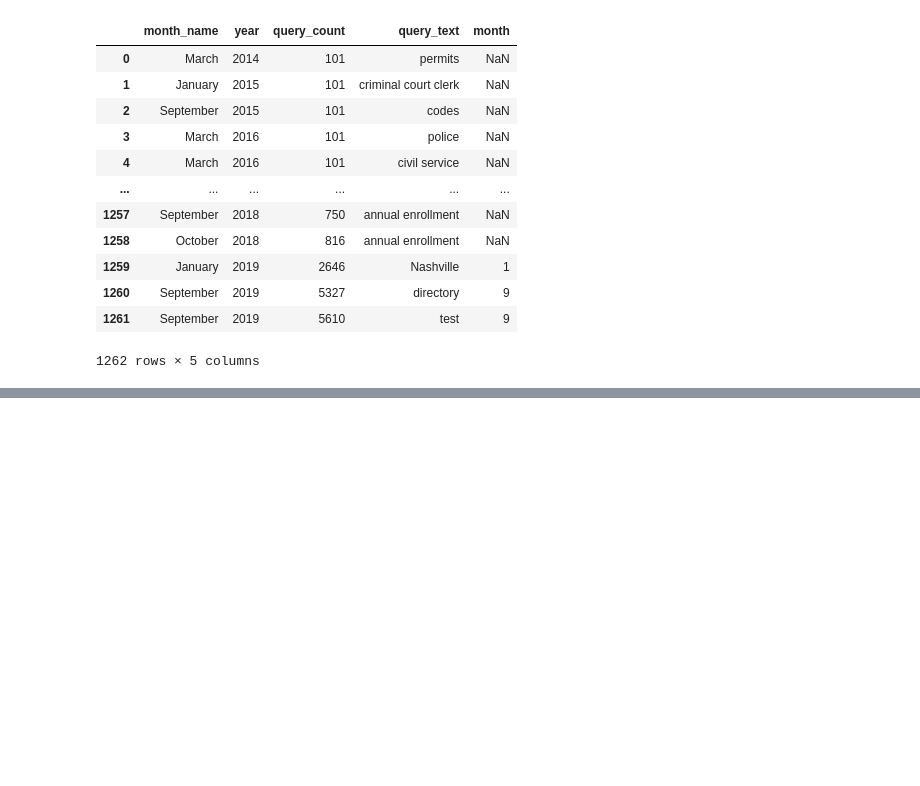
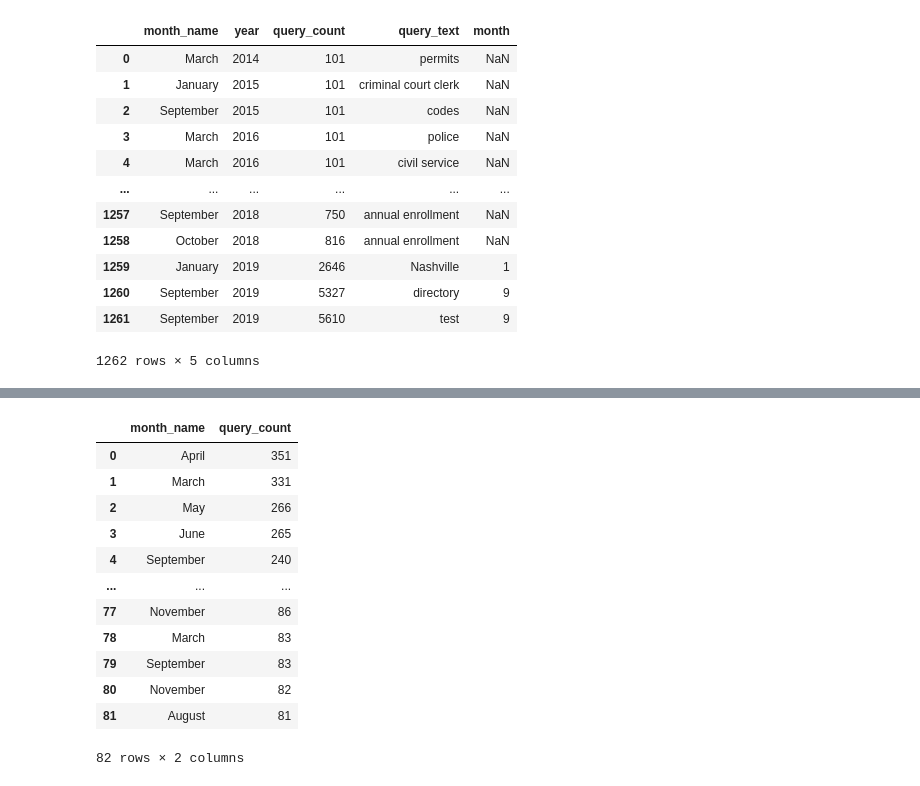
Before and after one commit to NSS-Data-Analytics-Cohort-8/socrata_api-Jerspen175, a Jupyter notebook: notebook/API.ipynb, the cells around one changed output, grey strips where cells are left out. Saved outputs shown, nothing was run; the diff lists cells and outputs as text; code cells hidden in the pictures; blank space fills up the shorter version.

```diff
--- a/notebook/API.ipynb
+++ b/notebook/API.ipynb
@@ -87,0 +157,17 @@ len(count_query)
+# %%
+data  = df_rep[['month_name', 'query_count']]
+data
+# %% [output]
+|  | month_name | query_count |
+| 0 | April | 351 |
+| 1 | March | 331 |
+| 2 | May | 266 |
+| 3 | June | 265 |
+| 4 | September | 240 |
+| ... | ... | ... |
+| 77 | November | 86 |
+| 78 | March | 83 |
+| 79 | September | 83 |
+| 80 | November | 82 |
+| 81 | August | 81 |
+82 rows × 2 columns
```
Also changed, not shown: parts of 14 cells of this notebook.
